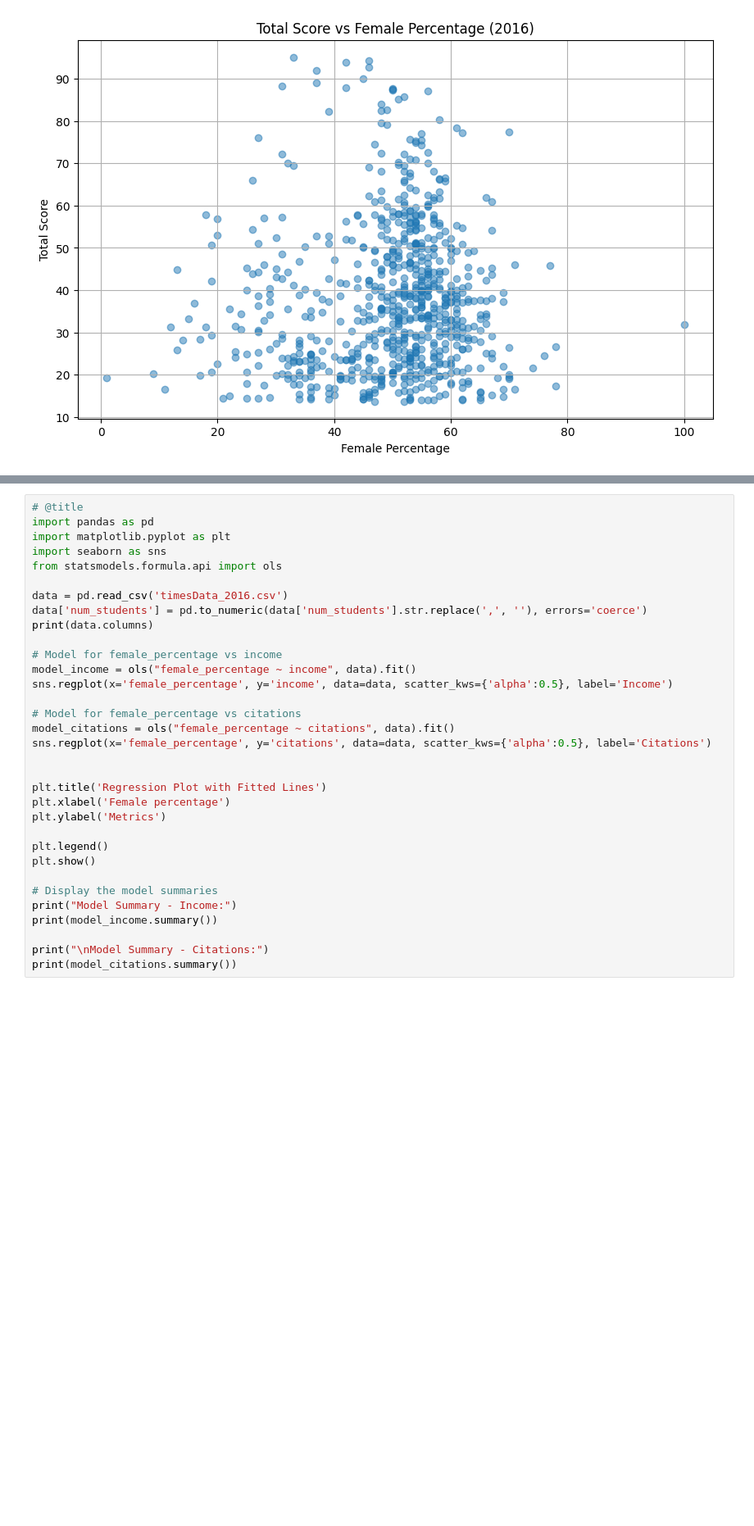
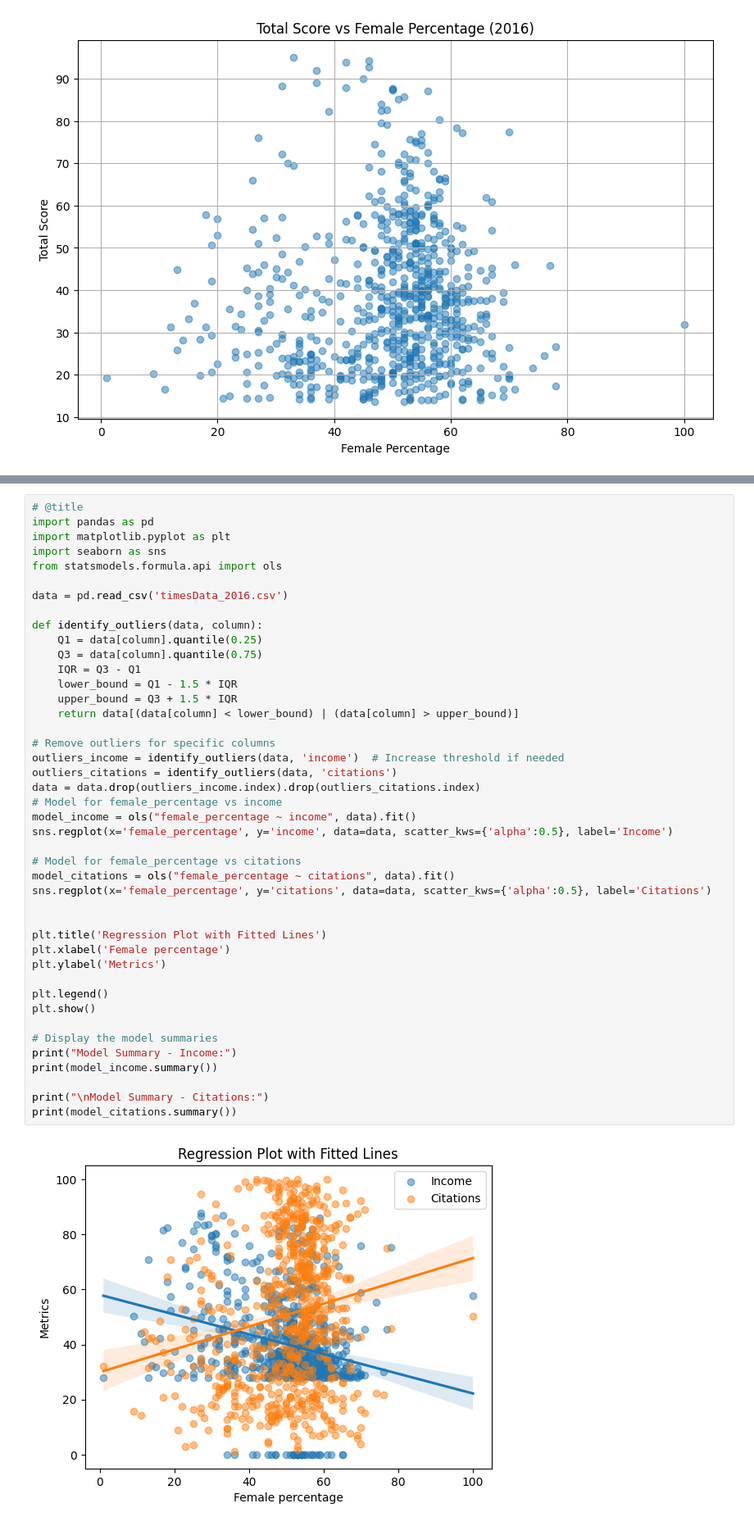
Before and after one commit to pyMelo/UniversityWorldRanking, a Jupyter notebook: university_raking_EAD.ipynb, the cells around one changed output, grey strips where cells are left out. Shown at 82% size. Cells and saved outputs as stored; diff of their text form; blank space fills up the shorter version.

```diff
--- a/university_raking_EAD.ipynb
+++ b/university_raking_EAD.ipynb
@@ -863,32 +866,43 @@ plt.show()
 import pandas as pd
 import matplotlib.pyplot as plt
 import seaborn as sns
 from statsmodels.formula.api import ols
 
 data = pd.read_csv('timesData_2016.csv')
-data['num_students'] = pd.to_numeric(data['num_students'].str.replace(',', ''), errors='coerce')
-print(data.columns)
 
+def identify_outliers(data, column):
+    Q1 = data[column].quantile(0.25)
+    Q3 = data[column].quantile(0.75)
+    IQR = Q3 - Q1
+    lower_bound = Q1 - 1.5 * IQR
+    upper_bound = Q3 + 1.5 * IQR
+    return data[(data[column] < lower_bound) | (data[column] > upper_bound)]
+
+# Remove outliers for specific columns
+outliers_income = identify_outliers(data, 'income')  # Increase threshold if needed
+outliers_citations = identify_outliers(data, 'citations')
+data = data.drop(outliers_income.index).drop(outliers_citations.index)
 # Model for female_percentage vs income
 model_income = ols("female_percentage ~ income", data).fit()
 sns.regplot(x='female_percentage', y='income', data=data, scatter_kws={'alpha':0.5}, label='Income')
 
 # Model for female_percentage vs citations
 model_citations = ols("female_percentage ~ citations", data).fit()
 sns.regplot(x='female_percentage', y='citations', data=data, scatter_kws={'alpha':0.5}, label='Citations')
 
 
 plt.title('Regression Plot with Fitted Lines')
 plt.xlabel('Female percentage')
 plt.ylabel('Metrics')
 
 plt.legend()
 plt.show()
 
 # Display the model summaries
 print("Model Summary - Income:")
 print(model_income.summary())
 
 print("\nModel Summary - Citations:")
 print(model_citations.summary())
 # %% [output]
+[figure, new version]
```
Also changed, not shown: parts of 2 cells of this notebook.
